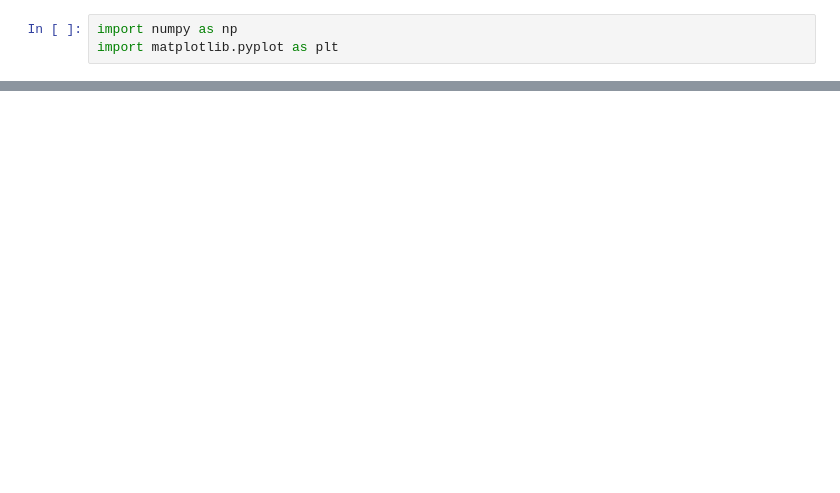
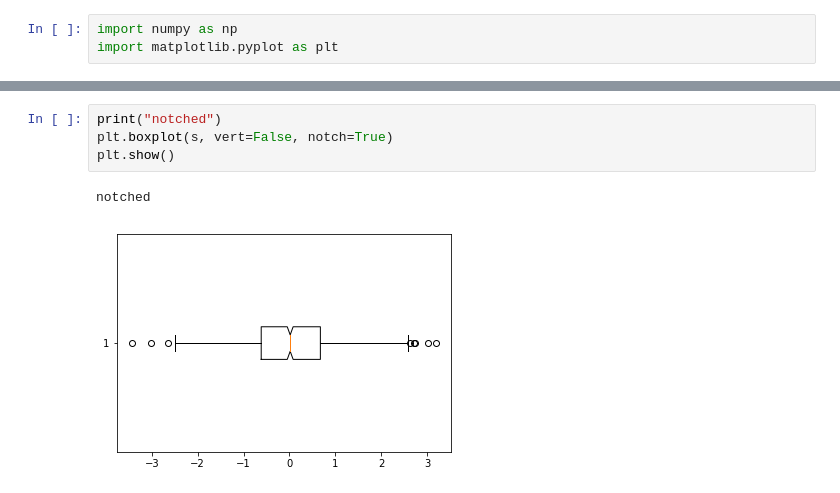
Before and after one commit to tommirrington/Boxplots, a Jupyter notebook: Boxplots.ipynb, the cells around one changed output, grey strips where cells are left out. Saved outputs shown, nothing was run; the diff lists cells and outputs as text; blank space fills up the shorter version.

```diff
--- a/Boxplots.ipynb
+++ b/Boxplots.ipynb
@@ -57,0 +67,7 @@ The quartiles are defined by the median value of the data set.  The first quarti
+# %%
+print("notched")
+plt.boxplot(s, vert=False, notch=True)
+plt.show()
+# %% [output]
+notched
+[figure, added]
```
Also changed, not shown: parts of 13 cells of this notebook.
